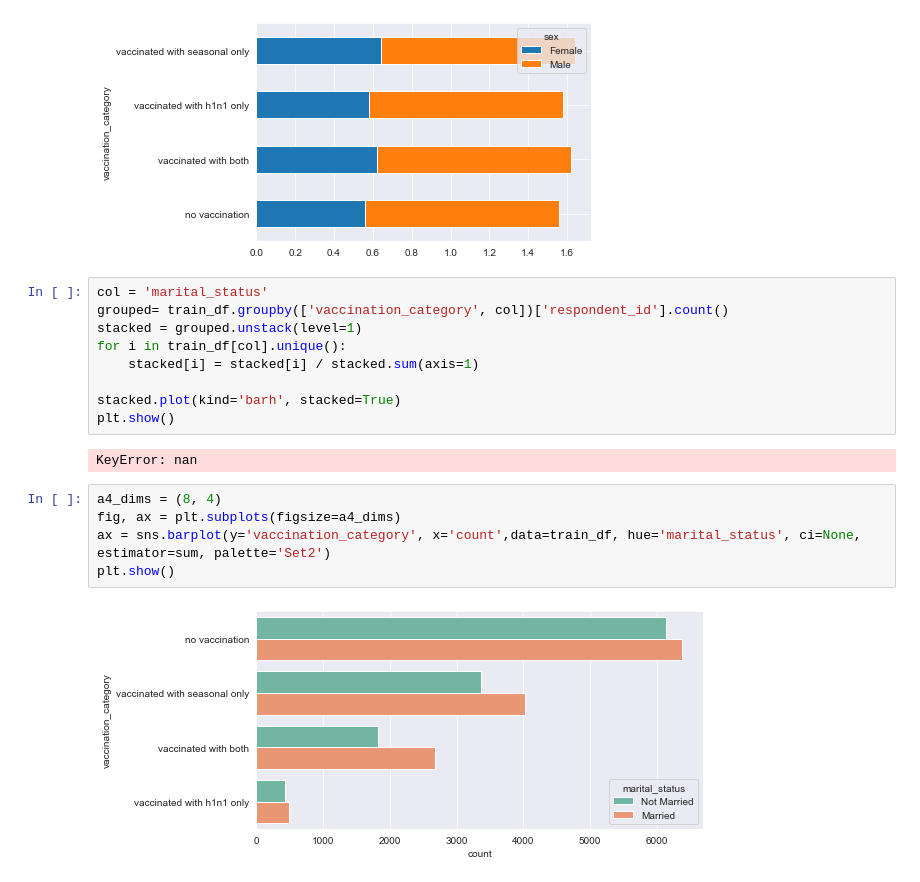
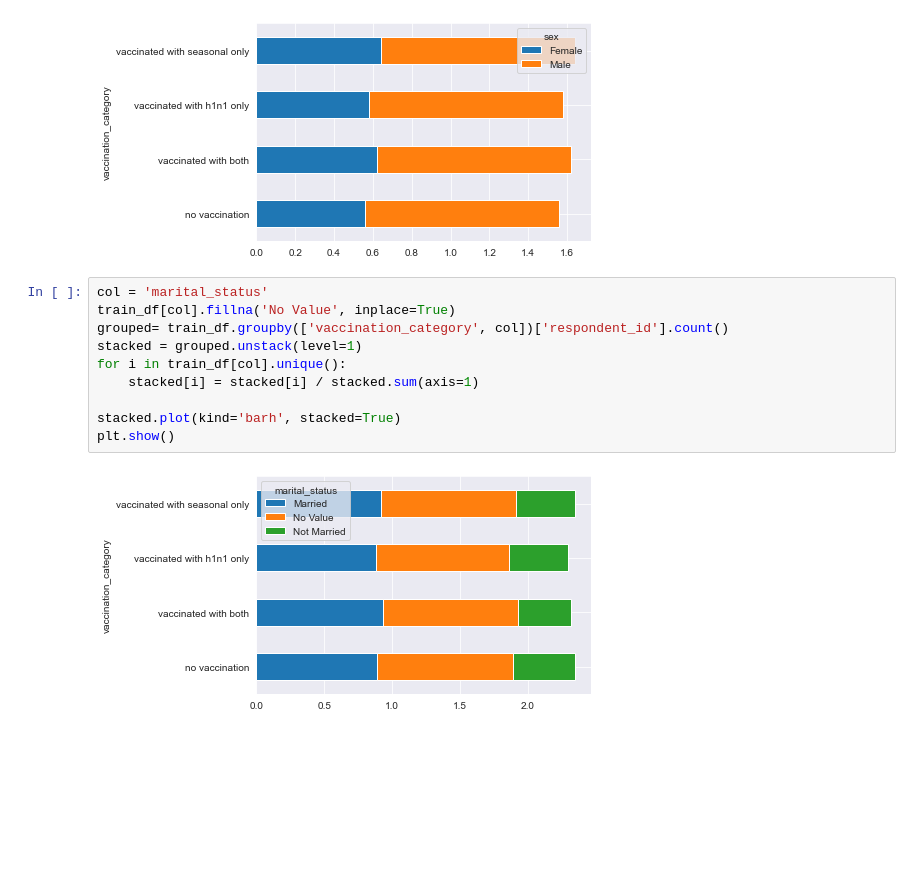
Before and after one commit to lnbalon/mab2133, a Jupyter notebook: workshop/notebooks/01-support-vector-machine.ipynb, the cells around one changed output. Drawn from its saved outputs; the diff is of its cells as text; blank space fills up the shorter version.

Commit message:
new plots

```diff
--- a/workshop/notebooks/01-support-vector-machine.ipynb
+++ b/workshop/notebooks/01-support-vector-machine.ipynb
@@ -158,19 +158,13 @@ plt.show()
 [figure]
 # %%
 col = 'marital_status'
+train_df[col].fillna('No Value', inplace=True)
 grouped= train_df.groupby(['vaccination_category', col])['respondent_id'].count()
 stacked = grouped.unstack(level=1)
 for i in train_df[col].unique():
     stacked[i] = stacked[i] / stacked.sum(axis=1)
 
 stacked.plot(kind='barh', stacked=True)
 plt.show()
 # %% [output]
-KeyError: nan
+[figure, added]
-# %%
-a4_dims = (8, 4)
-fig, ax = plt.subplots(figsize=a4_dims)
-ax = sns.barplot(y='vaccination_category', x='count',data=train_df, hue='marital_status', ci=None, estimator=sum, palette='Set2')
-plt.show()
-# %% [output]
-[figure, removed]
```
Also changed, not shown: parts of 5 cells of this notebook.
